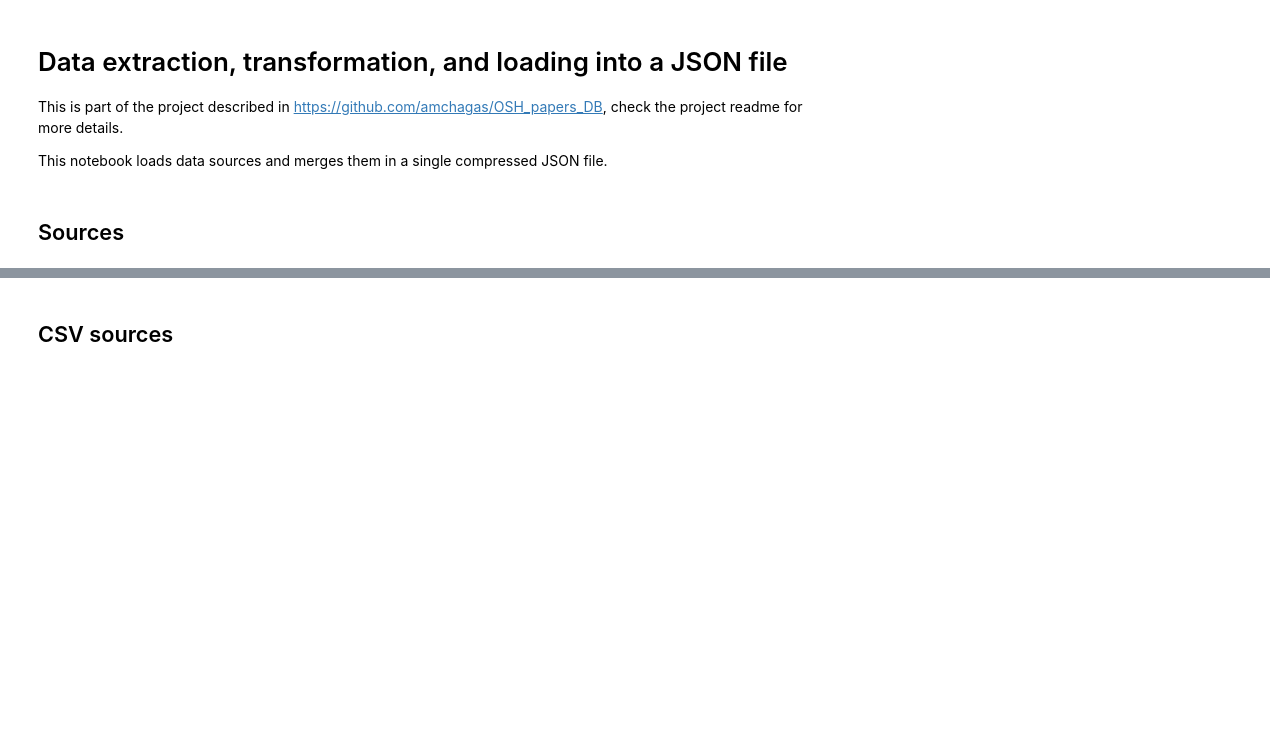
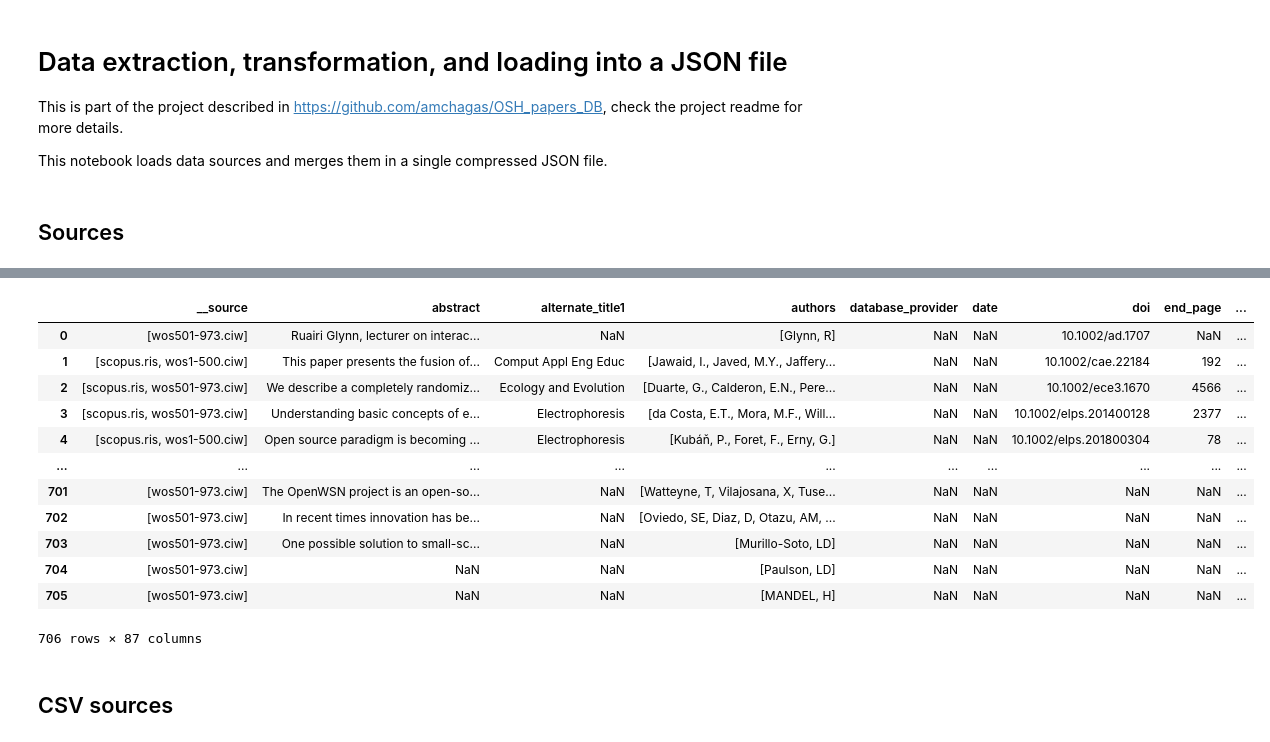
Before and after one commit to amchagas/open-hardware-supply, a Jupyter notebook: code/data_etl.ipynb, the cells around one changed output, grey strips where cells are left out. Cells and saved outputs as stored; diff of their text form; code cells hidden in the pictures; blank space fills up the shorter version.

Commit message:
Complete and improve RIS deduplication; merge doi and nodoi before matching titles; store article_data

```diff
--- a/code/data_etl.ipynb
+++ b/code/data_etl.ipynb
@@ -84,18 +82,37 @@ x = x.groupby('doi').agg(
+# %%
+# Merge data with same DOI
+article_data = allData.loc[allData["type_of_reference"].eq('JOUR') | allData["publication_type"].eq('J')]
+article_doi = article_data.groupby(article_data['doi'].values).agg(merge_records_keep_longest)
+article_nodoi = article_data[~article_data.doi.isin(article_doi.index)]
+article_data = pd.concat([article_doi, article_nodoi], ignore_index=True)
 # %%
 class Match:
-    def __init__(self, series, threshold):
-        self.s = series
+    """
+    Returns the same index as the first previously indexed value whose edit_distance is <= threshold,
+    or a new index if none is found.
+    """
+    def __init__(self, df, threshold=0):
+        self.df = df
+        assert not df['title'].hasnans
+        self.titles = self.get_clean_titles()
         self.threshold = threshold
         self.match_index = {}
+    def get_clean_titles(self):
+        return (
+            self.df['title']
+            .str.lower()
+            .str.replace(r'[^\s\w]', ' ', regex=True)
+            .str.replace(r'\s+', ' ', regex=True)
+            .str.strip()
+        )
     def match(self, x):
-        x = self.s.loc[x]
+        x = self.titles.loc[x]
         if x in self.match_index:
             return self.match_index[x]
-        for m, idx in self.match_index.items():
-            if self.threshold == 0:
-                if x == m:
-                    return idx
-            elif edit_distance(x, m) <= self.threshold:
-                return idx
+        if self.threshold > 0:
+            for m, idx in self.match_index.items():
+                if edit_distance(x, m) <= self.threshold:
+                    self.match_index[x] = idx
+                    return self.match_index[x]
         self.match_index[x] = len(self.match_index)
         return self.match_index[x]
@@ -114 +119,3 @@ a = a.groupby(Match(a, 5).match)
+# %%
+articles_g = article_data.groupby(Match(article_data, 5).match)
 # %%
@@ -180,0 +156,18 @@ allData.title[idx].to_dict(), b[idx], a[idx]
+# %%
+article_data = articles_g.agg(merge_records_keep_longest)
+# %%
+article_data
+# %% [output]
+|  | __source | abstract | alternate_title1 | authors | database_provider | date | doi | end_page | ... |
+| 0 | [wos501-973.ciw] | Ruairi Glynn, lecturer on interac... | NaN | [Glynn, R] | NaN | NaN | 10.1002/ad.1707 | NaN | ... |
+| 1 | [scopus.ris, wos1-500.ciw] | This paper presents the fusion of... | Comput Appl Eng Educ | [Jawaid, I., Javed, M.Y., Jaffery... | NaN | NaN | 10.1002/cae.22184 | 192 | ... |
+| 2 | [scopus.ris, wos501-973.ciw] | We describe a completely randomiz... | Ecology and Evolution | [Duarte, G., Calderon, E.N., Pere... | NaN | NaN | 10.1002/ece3.1670 | 4566 | ... |
+| 3 | [scopus.ris, wos501-973.ciw] | Understanding basic concepts of e... | Electrophoresis | [da Costa, E.T., Mora, M.F., Will... | NaN | NaN | 10.1002/elps.201400128 | 2377 | ... |
+| 4 | [scopus.ris, wos1-500.ciw] | Open source paradigm is becoming ... | Electrophoresis | [Kubáň, P., Foret, F., Erny, G.] | NaN | NaN | 10.1002/elps.201800304 | 78 | ... |
+| ... | ... | ... | ... | ... | ... | ... | ... | ... | ... |
+| 701 | [wos501-973.ciw] | The OpenWSN project is an open-so... | NaN | [Watteyne, T, Vilajosana, X, Tuse... | NaN | NaN | NaN | NaN | ... |
+| 702 | [wos501-973.ciw] | In recent times innovation has be... | NaN | [Oviedo, SE, Diaz, D, Otazu, AM, ... | NaN | NaN | NaN | NaN | ... |
+| 703 | [wos501-973.ciw] | One possible solution to small-sc... | NaN | [Murillo-Soto, LD] | NaN | NaN | NaN | NaN | ... |
+| 704 | [wos501-973.ciw] | NaN | NaN | [Paulson, LD] | NaN | NaN | NaN | NaN | ... |
+| 705 | [wos501-973.ciw] | NaN | NaN | [MANDEL, H] | NaN | NaN | NaN | NaN | ... |
+706 rows × 87 columns
```
Also changed, not shown: parts of 30 cells of this notebook, 2 other files.
